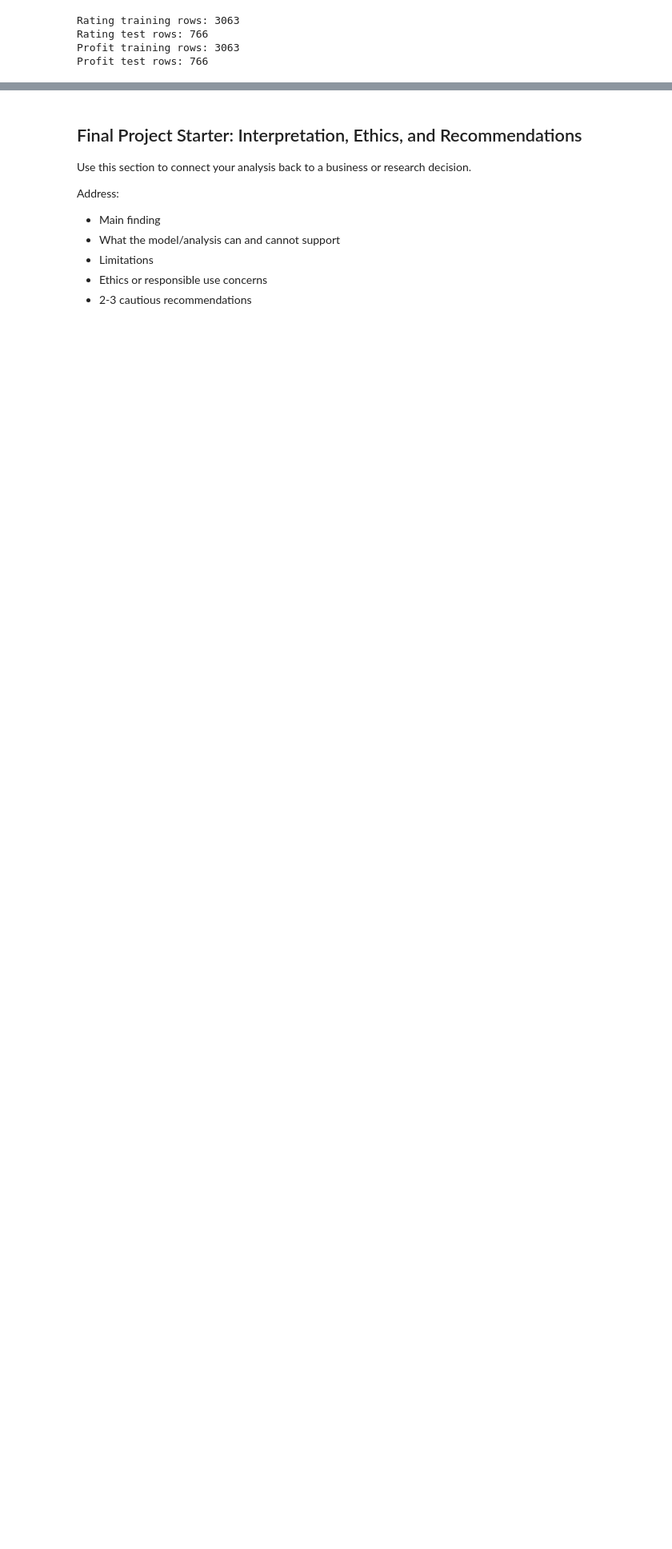
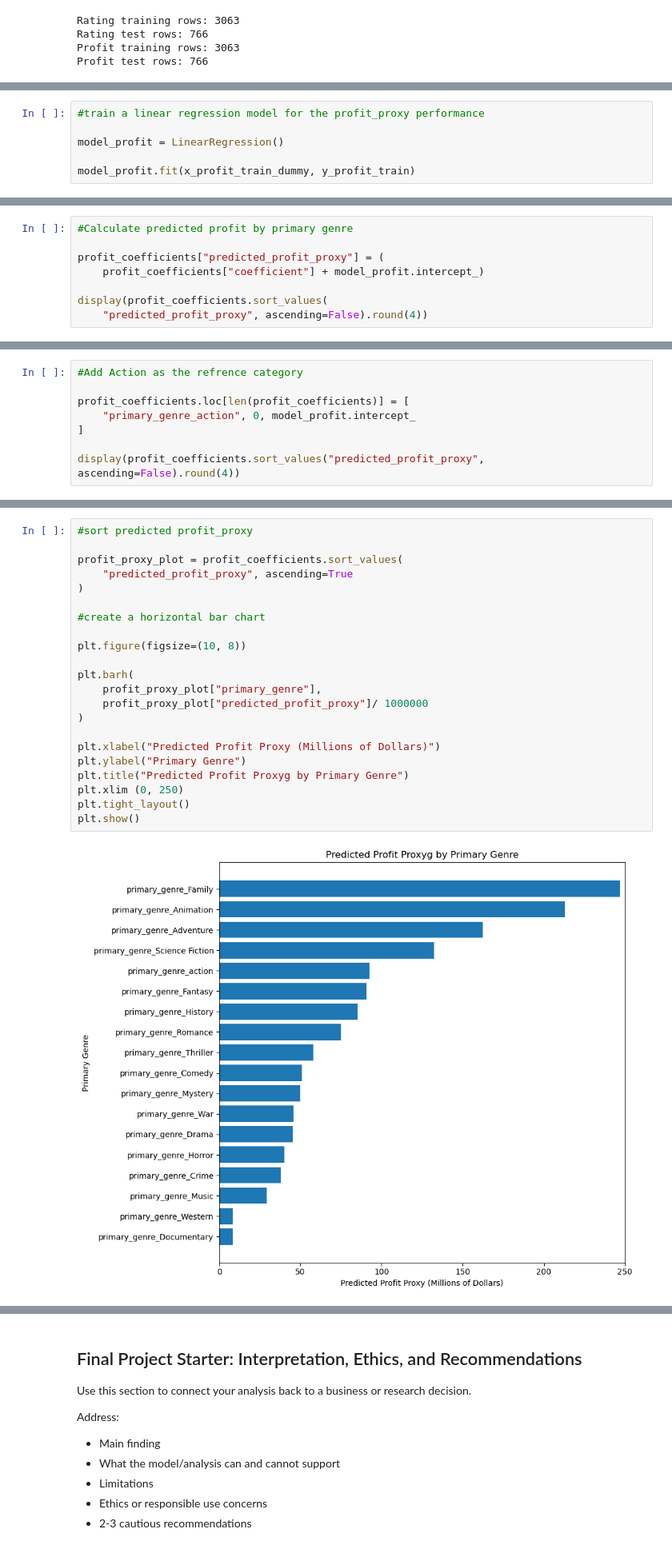
Before and after one commit to mlholg99/ban6003-project-movie-template-Meagan_Holguin, a Jupyter notebook: notebooks/movies_project_starter.ipynb, the cells around one changed output, grey strips where cells are left out. Shown at 80% size. Drawn from its saved outputs; the diff is of its cells as text; blank space fills up the shorter version.

```diff
--- a/notebooks/movies_project_starter.ipynb
+++ b/notebooks/movies_project_starter.ipynb
@@ -827,0 +927,6 @@ Profit test rows: 766
+# %%
+#train a linear regression model for the profit_proxy performance
+
+model_profit = LinearRegression()
+
+model_profit.fit(x_profit_train_dummy, y_profit_train)
@@ -827,0 +1101,8 @@ Profit test rows: 766
+# %%
+#Calculate predicted profit by primary genre
+
+profit_coefficients["predicted_profit_proxy"] = (
+    profit_coefficients["coefficient"] + model_profit.intercept_)
+
+display(profit_coefficients.sort_values(
+    "predicted_profit_proxy", ascending=False).round(4))
@@ -827,0 +1157,8 @@ Profit test rows: 766
+# %%
+#Add Action as the refrence category
+
+profit_coefficients.loc[len(profit_coefficients)] = [
+    "primary_genre_action", 0, model_profit.intercept_
+]
+
+display(profit_coefficients.sort_values("predicted_profit_proxy", ascending=False).round(4))
@@ -827,0 +1210,24 @@ Profit test rows: 766
+# %%
+#sort predicted profit_proxy
+
+profit_proxy_plot = profit_coefficients.sort_values(
+    "predicted_profit_proxy", ascending=True
+)
+
+#create a horizontal bar chart
+
+plt.figure(figsize=(10, 8))
+
+plt.barh(
+    profit_proxy_plot["primary_genre"],
+    profit_proxy_plot["predicted_profit_proxy"]/ 1000000
+)
+
+plt.xlabel("Predicted Profit Proxy (Millions of Dollars)")
+plt.ylabel("Primary Genre")
+plt.title("Predicted Profit Proxyg by Primary Genre")
+plt.xlim (0, 250)
+plt.tight_layout()
+plt.show()
+# %% [output]
+[figure, added]
```
Also changed, not shown: parts of 37 cells of this notebook.
